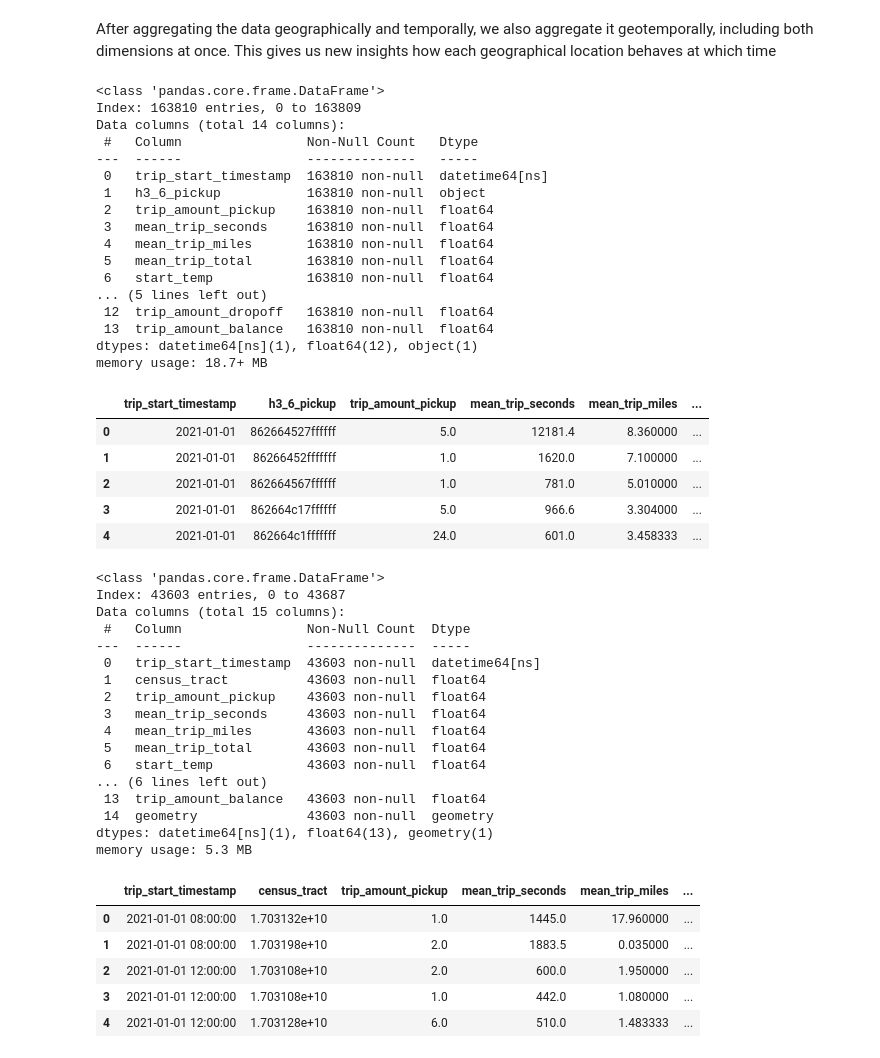
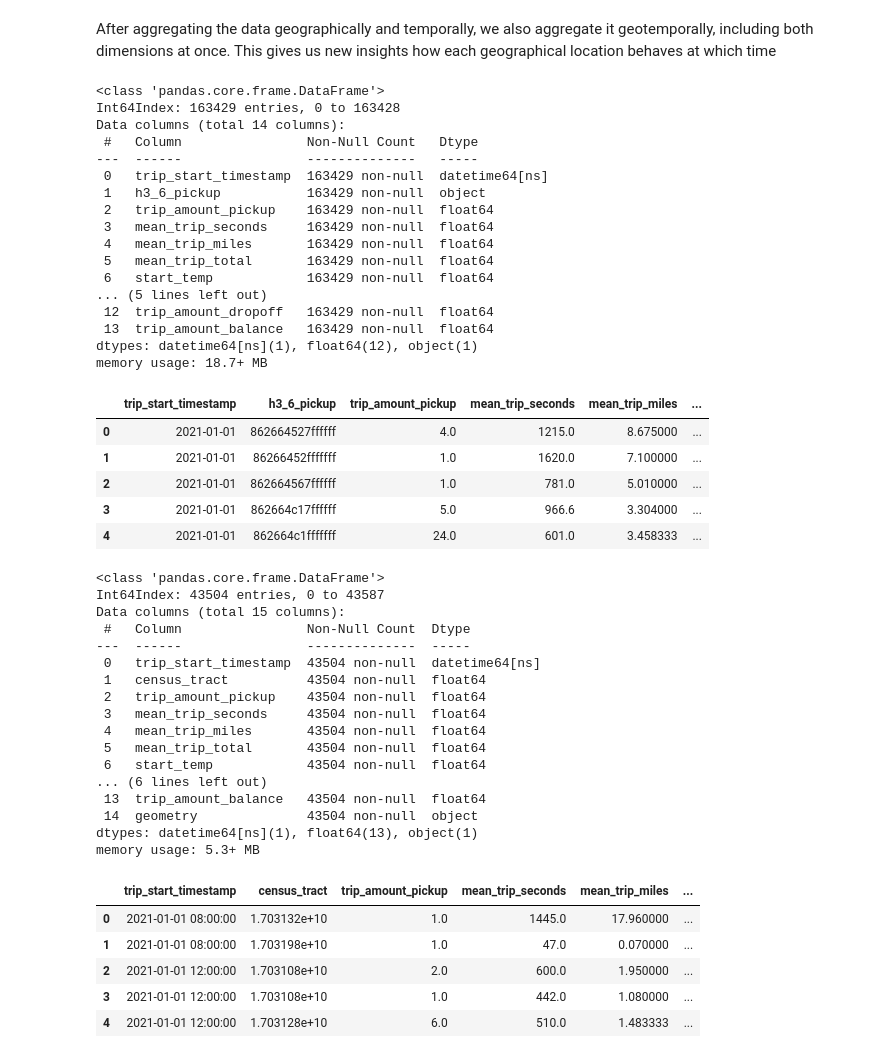
Before and after one commit to DominikH33/AAA-2023, a Jupyter notebook: 1_data_preperation.ipynb, the cells around one changed output. Saved outputs shown, nothing was run; the diff lists cells and outputs as text; code cells hidden in the pictures.

```diff
--- a/1_data_preperation.ipynb
+++ b/1_data_preperation.ipynb
@@ -121,0 +146,4 @@ memory usage: 400.8+ MB
+# %%
+print("Procentage of outliers", (len(taxi[((taxi["trip_seconds"]>=(7200))|(taxi["trip_miles"]>=(31))|(taxi["trip_total"]>=(100)))])/len(taxi))*100, "%")
+taxi = taxi[~((taxi["trip_seconds"]>=(7200))|(taxi["trip_miles"]>=(31))|(taxi["trip_total"]>=(100)))]
+taxi.describe().apply(lambda s: s.apply('{0:.2f}'.format))
@@ -124,7 +163,7 @@ memory usage: 400.8+ MB
 # %% [markdown]
 In the following section we will add weather data exported from the NASA API to our trip data
 # %%
-weather_df = pd.read_csv(f"{file_path}chicago_weather_2021.csv", parse_dates=["date"], infer_datetime_format=True)
+weather_df = pd.read_csv(f"{file_path}chicago_weather_2021.csv", parse_dates=["date"])
 # %%
 weather_df.info()
 # %% [output]
@@ -858,35 +890,35 @@ def create_geo_temporal_aggregation(geo_column_name_taxi_pickup, geo_column_name
 # %%
 taxi_by_h3_6_1H = create_geo_temporal_aggregation("h3_6_pickup", "h3_6_dropoff", "1H")
 taxi_by_h3_7_1H = create_geo_temporal_aggregation("h3_7_pickup", "h3_7_dropoff", "1H")
-taxi_by_h3_8_1H = create_geo_temporal_aggregation("h3_7_pickup", "h3_8_dropoff", "1H")
+taxi_by_h3_8_1H = create_geo_temporal_aggregation("h3_8_pickup", "h3_8_dropoff", "1H")
 taxi_by_census_tract_1H = create_geo_temporal_aggregation("pickup_census_tract", "dropoff_census_tract", "1H")
 taxi_by_census_tract_1H = merge_geometry(taxi_by_census_tract_1H, "pickup_census_tract", "Census_tract")
 taxi_by_census_tract_1H.rename(columns={"pickup_census_tract" : "census_tract"}, inplace=True)
 taxi_by_community_area_1H = create_geo_temporal_aggregation("pickup_community_area", "dropoff_community_area", "1H")
 taxi_by_community_area_1H = merge_geometry(taxi_by_community_area_1H, "pickup_community_area", "Community_Area")
 taxi_by_community_area_1H.rename(columns={"pickup_community_area" : "community_area"}, inplace=True)
 taxi_by_h3_6_1H.info()
 taxi_by_h3_6_1H.head(5)
 # %% [output]
 <class 'pandas.core.frame.DataFrame'>
-Index: 163810 entries, 0 to 163809
+Int64Index: 163429 entries, 0 to 163428
 Data columns (total 14 columns):
  #   Column                Non-Null Count   Dtype
 ---  ------                --------------   -----
- 0   trip_start_timestamp  163810 non-null  datetime64[ns]
- 1   h3_6_pickup           163810 non-null  object
- 2   trip_amount_pickup    163810 non-null  float64
- 3   mean_trip_seconds     163810 non-null  float64
- 4   mean_trip_miles       163810 non-null  float64
- 5   mean_trip_total       163810 non-null  float64
- 6   start_temp            163810 non-null  float64
+ 0   trip_start_timestamp  163429 non-null  datetime64[ns]
+ 1   h3_6_pickup           163429 non-null  object
+ 2   trip_amount_pickup    163429 non-null  float64
+ 3   mean_trip_seconds     163429 non-null  float64
+ 4   mean_trip_miles       163429 non-null  float64
+ 5   mean_trip_total       163429 non-null  float64
+ 6   start_temp            163429 non-null  float64
 ... (5 lines left out)
- 12  trip_amount_dropoff   163810 non-null  float64
- 13  trip_amount_balance   163810 non-null  float64
+ 12  trip_amount_dropoff   163429 non-null  float64
+ 13  trip_amount_balance   163429 non-null  float64
 dtypes: datetime64[ns](1), float64(12), object(1)
 memory usage: 18.7+ MB
 |  | trip_start_timestamp | h3_6_pickup | trip_amount_pickup | mean_trip_seconds | mean_trip_miles | ... |
-| 0 | 2021-01-01 | 862664527ffffff | 5.0 | 12181.4 | 8.360000 | ... |
+| 0 | 2021-01-01 | 862664527ffffff | 4.0 | 1215.0 | 8.675000 | ... |
 | 1 | 2021-01-01 | 86266452fffffff | 1.0 | 1620.0 | 7.100000 | ... |
 | 2 | 2021-01-01 | 862664567ffffff | 1.0 | 781.0 | 5.010000 | ... |
 | 3 | 2021-01-01 | 862664c17ffffff | 5.0 | 966.6 | 3.304000 | ... |
@@ -894,7 +926,7 @@ memory usage: 18.7+ MB
 # %%
 taxi_by_h3_6_4H = create_geo_temporal_aggregation("h3_6_pickup", "h3_6_dropoff", "4H")
 taxi_by_h3_7_4H = create_geo_temporal_aggregation("h3_7_pickup", "h3_7_dropoff", "4H")
-taxi_by_h3_8_4H = create_geo_temporal_aggregation("h3_7_pickup", "h3_8_dropoff", "4H")
+taxi_by_h3_8_4H = create_geo_temporal_aggregation("h3_8_pickup", "h3_8_dropoff", "4H")
 taxi_by_census_tract_4H = create_geo_temporal_aggregation("pickup_census_tract", "dropoff_census_tract", "4H")
 taxi_by_census_tract_4H = merge_geometry(taxi_by_census_tract_4H, "pickup_census_tract", "Census_tract")
 taxi_by_census_tract_4H.rename(columns={"pickup_census_tract" : "census_tract"}, inplace=True)
@@ -905,25 +937,25 @@ taxi_by_census_tract_4H.info()
 taxi_by_census_tract_4H.head(5)
 # %% [output]
 <class 'pandas.core.frame.DataFrame'>
-Index: 43603 entries, 0 to 43687
+Int64Index: 43504 entries, 0 to 43587
 Data columns (total 15 columns):
  #   Column                Non-Null Count  Dtype
 ---  ------                --------------  -----
- 0   trip_start_timestamp  43603 non-null  datetime64[ns]
- 1   census_tract          43603 non-null  float64
- 2   trip_amount_pickup    43603 non-null  float64
- 3   mean_trip_seconds     43603 non-null  float64
- 4   mean_trip_miles       43603 non-null  float64
- 5   mean_trip_total       43603 non-null  float64
- 6   start_temp            43603 non-null  float64
+ 0   trip_start_timestamp  43504 non-null  datetime64[ns]
+ 1   census_tract          43504 non-null  float64
+ 2   trip_amount_pickup    43504 non-null  float64
+ 3   mean_trip_seconds     43504 non-null  float64
+ 4   mean_trip_miles       43504 non-null  float64
+ 5   mean_trip_total       43504 non-null  float64
+ 6   start_temp            43504 non-null  float64
 ... (6 lines left out)
- 13  trip_amount_balance   43603 non-null  float64
- 14  geometry              43603 non-null  geometry
-dtypes: datetime64[ns](1), float64(13), geometry(1)
-memory usage: 5.3 MB
+ 13  trip_amount_balance   43504 non-null  float64
+ 14  geometry              43504 non-null  object
+dtypes: datetime64[ns](1), float64(13), object(1)
+memory usage: 5.3+ MB
 |  | trip_start_timestamp | census_tract | trip_amount_pickup | mean_trip_seconds | mean_trip_miles | ... |
 | 0 | 2021-01-01 08:00:00 | 1.703132e+10 | 1.0 | 1445.0 | 17.960000 | ... |
-| 1 | 2021-01-01 08:00:00 | 1.703198e+10 | 2.0 | 1883.5 | 0.035000 | ... |
+| 1 | 2021-01-01 08:00:00 | 1.703198e+10 | 1.0 | 47.0 | 0.070000 | ... |
 | 2 | 2021-01-01 12:00:00 | 1.703108e+10 | 2.0 | 600.0 | 1.950000 | ... |
 | 3 | 2021-01-01 12:00:00 | 1.703108e+10 | 1.0 | 442.0 | 1.080000 | ... |
 | 4 | 2021-01-01 12:00:00 | 1.703128e+10 | 6.0 | 510.0 | 1.483333 | ... |
```
Also changed, not shown: parts of 35 cells of this notebook.
